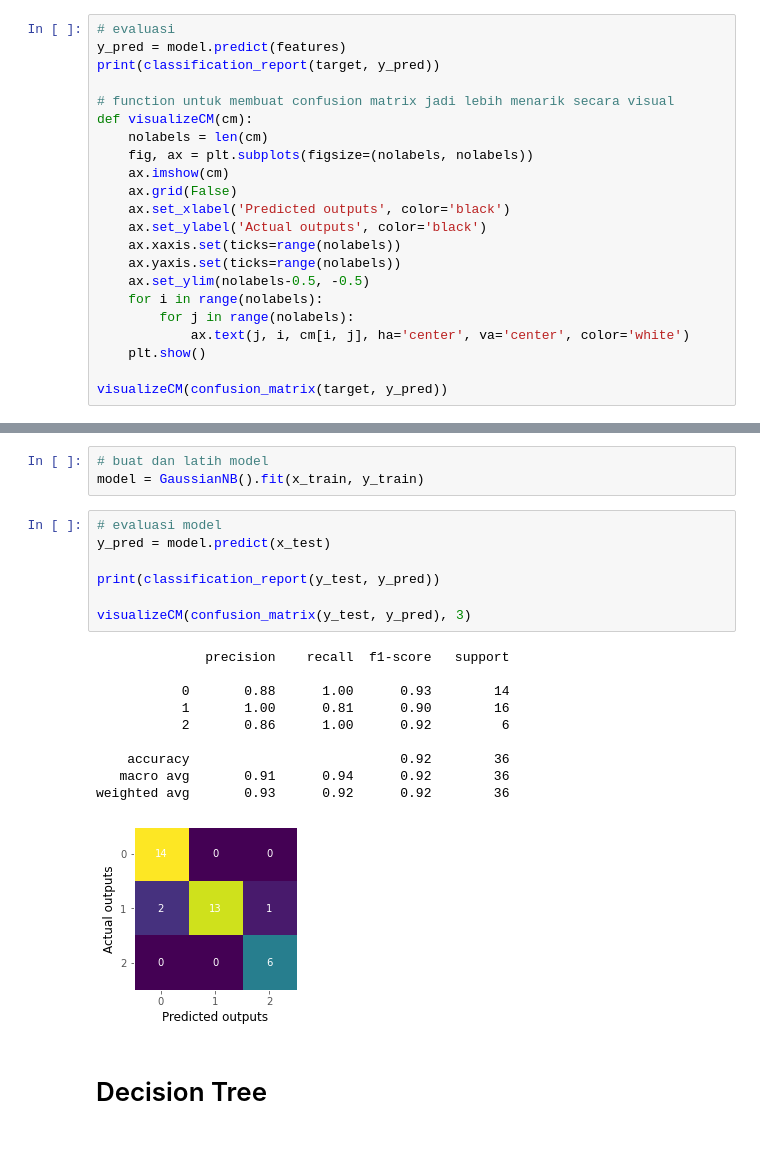
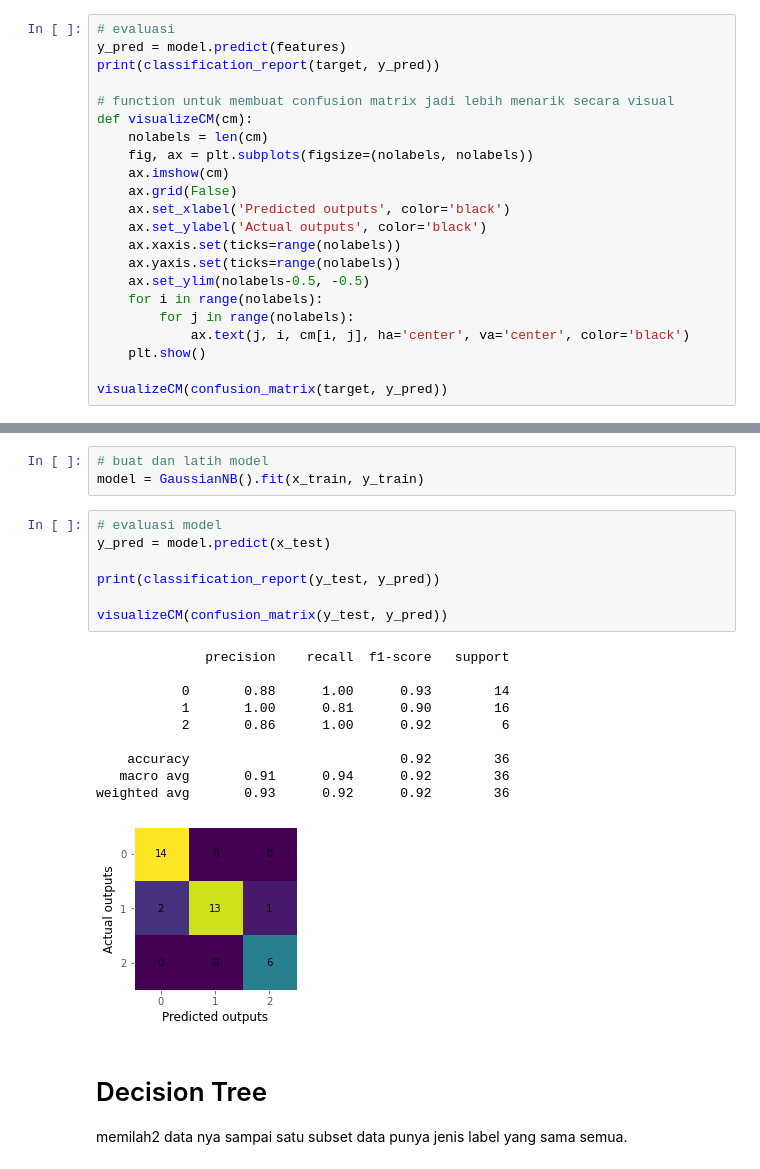
Before and after one commit to stefkwan-h8/pytn071, a Jupyter notebook: sesi13.ipynb, the cells around one changed output, grey strips where cells are left out. Cells and saved outputs as stored; diff of their text form.

```diff
--- a/sesi13.ipynb
+++ b/sesi13.ipynb
@@ -125,7 +141,7 @@ def visualizeCM(cm):
     ax.set_ylim(nolabels-0.5, -0.5)
     for i in range(nolabels):
         for j in range(nolabels):
-            ax.text(j, i, cm[i, j], ha='center', va='center', color='white')
+            ax.text(j, i, cm[i, j], ha='center', va='center', color='black')
     plt.show()
 
 visualizeCM(confusion_matrix(target, y_pred))
@@ -184,20 +208,21 @@ model = GaussianNB().fit(x_train, y_train)
 # %%
 # evaluasi model
 y_pred = model.predict(x_test)
 
 print(classification_report(y_test, y_pred))
 
-visualizeCM(confusion_matrix(y_test, y_pred), 3)
+visualizeCM(confusion_matrix(y_test, y_pred))
 # %% [output]
               precision    recall  f1-score   support
 
            0       0.88      1.00      0.93        14
            1       1.00      0.81      0.90        16
            2       0.86      1.00      0.92         6
 
     accuracy                           0.92        36
    macro avg       0.91      0.94      0.92        36
 weighted avg       0.93      0.92      0.92        36
-[figure, old version]
+[figure, new version]
 # %% [markdown]
 # Decision Tree
+memilah2 data nya sampai satu subset data punya jenis label yang sama semua.
```
Also changed, not shown: parts of 57 cells of this notebook.
